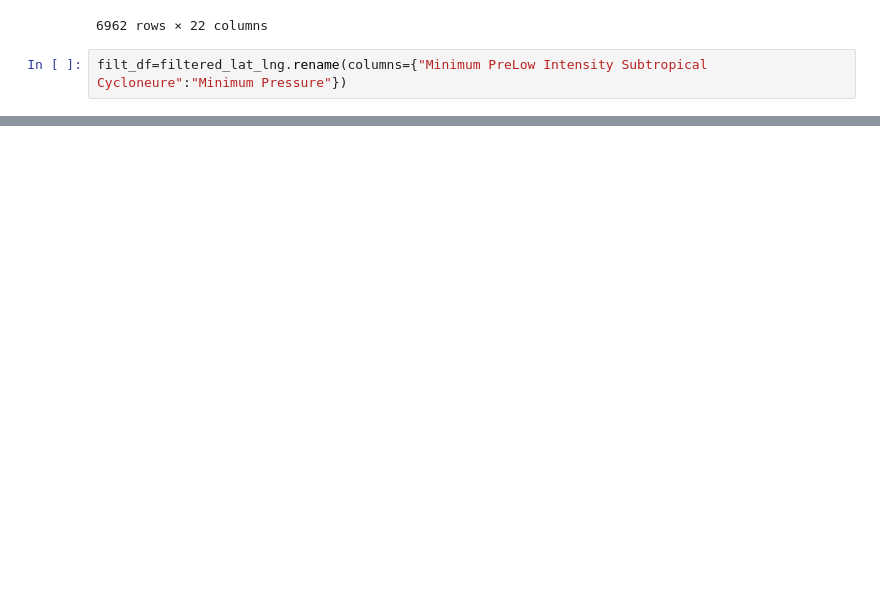
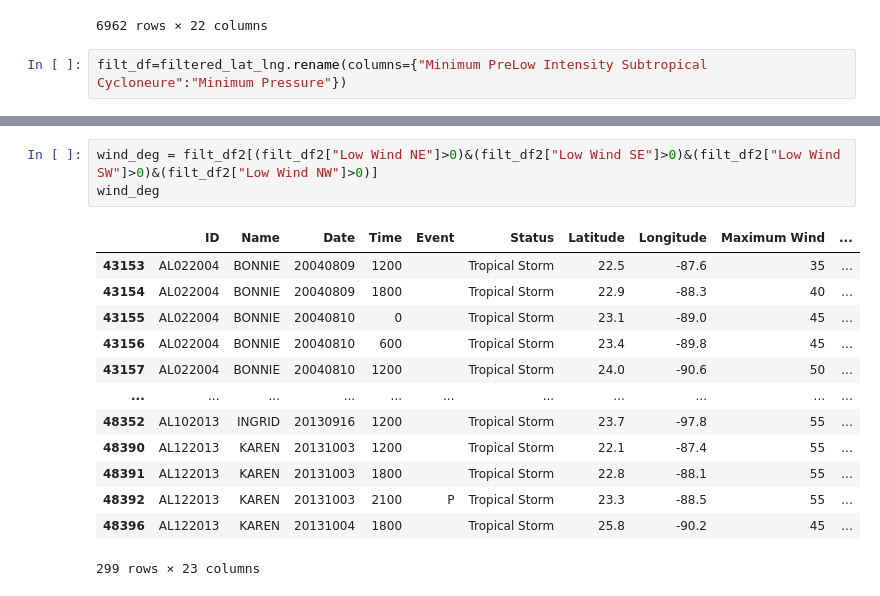
Before and after one commit to jakewmayfield/weather-prediction, a Jupyter notebook: hurdat_df.ipynb, the cells around one changed output, grey strips where cells are left out. Saved outputs shown, nothing was run; the diff lists cells and outputs as text; blank space fills up the shorter version.

```diff
--- a/hurdat_df.ipynb
+++ b/hurdat_df.ipynb
@@ -133,0 +196,17 @@ df_city = pd.DataFrame({
+# %%
+wind_deg = filt_df2[(filt_df2["Low Wind NE"]>0)&(filt_df2["Low Wind SE"]>0)&(filt_df2["Low Wind SW"]>0)&(filt_df2["Low Wind NW"]>0)]
+wind_deg
+# %% [output]
+|  | ID | Name | Date | Time | Event | Status | Latitude | Longitude | Maximum Wind | ... |
+| 43153 | AL022004 | BONNIE | 20040809 | 1200 |  | Tropical Storm | 22.5 | -87.6 | 35 | ... |
+| 43154 | AL022004 | BONNIE | 20040809 | 1800 |  | Tropical Storm | 22.9 | -88.3 | 40 | ... |
+| 43155 | AL022004 | BONNIE | 20040810 | 0 |  | Tropical Storm | 23.1 | -89.0 | 45 | ... |
+| 43156 | AL022004 | BONNIE | 20040810 | 600 |  | Tropical Storm | 23.4 | -89.8 | 45 | ... |
+| 43157 | AL022004 | BONNIE | 20040810 | 1200 |  | Tropical Storm | 24.0 | -90.6 | 50 | ... |
+| ... | ... | ... | ... | ... | ... | ... | ... | ... | ... | ... |
+| 48352 | AL102013 | INGRID | 20130916 | 1200 |  | Tropical Storm | 23.7 | -97.8 | 55 | ... |
+| 48390 | AL122013 | KAREN | 20131003 | 1200 |  | Tropical Storm | 22.1 | -87.4 | 55 | ... |
+| 48391 | AL122013 | KAREN | 20131003 | 1800 |  | Tropical Storm | 22.8 | -88.1 | 55 | ... |
+| 48392 | AL122013 | KAREN | 20131003 | 2100 | P | Tropical Storm | 23.3 | -88.5 | 55 | ... |
+| 48396 | AL122013 | KAREN | 20131004 | 1800 |  | Tropical Storm | 25.8 | -90.2 | 45 | ... |
+299 rows × 23 columns
```
Also changed, not shown: parts of 11 cells of this notebook.
